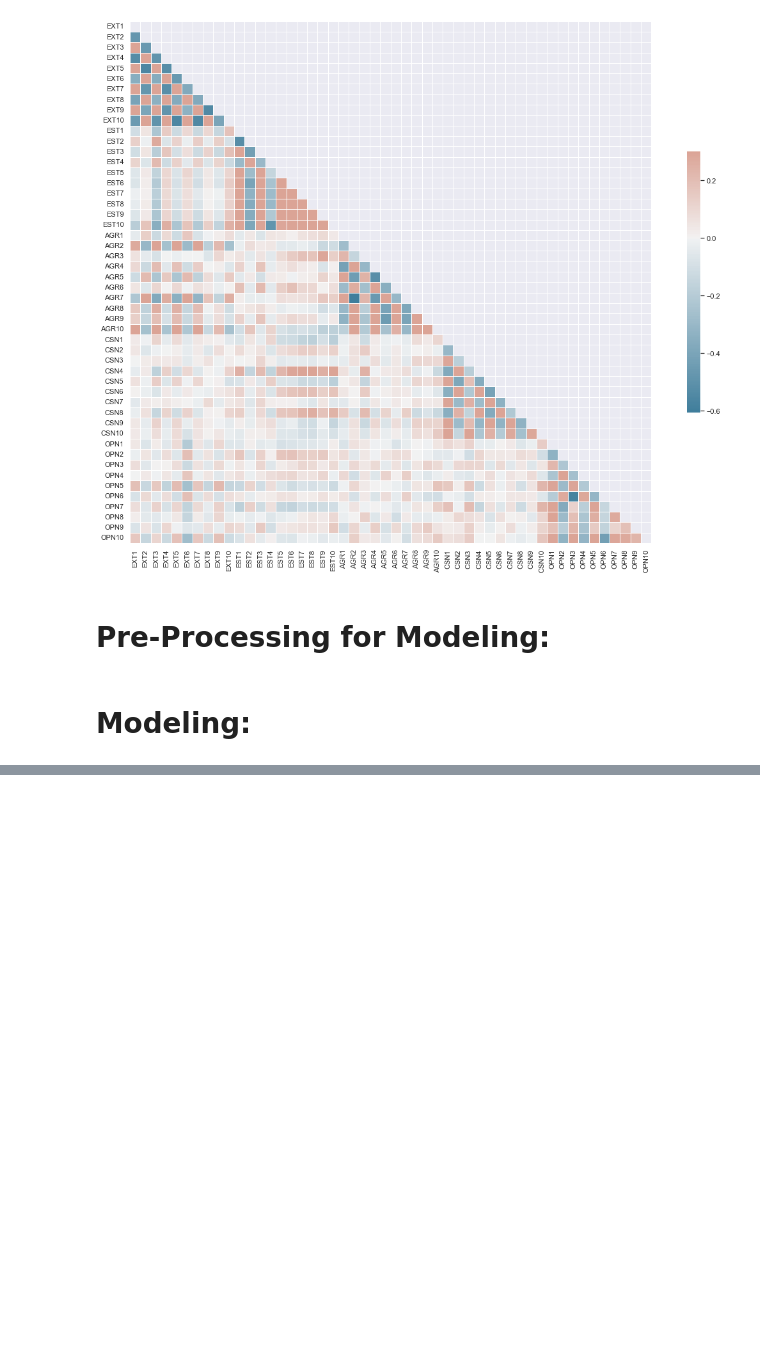
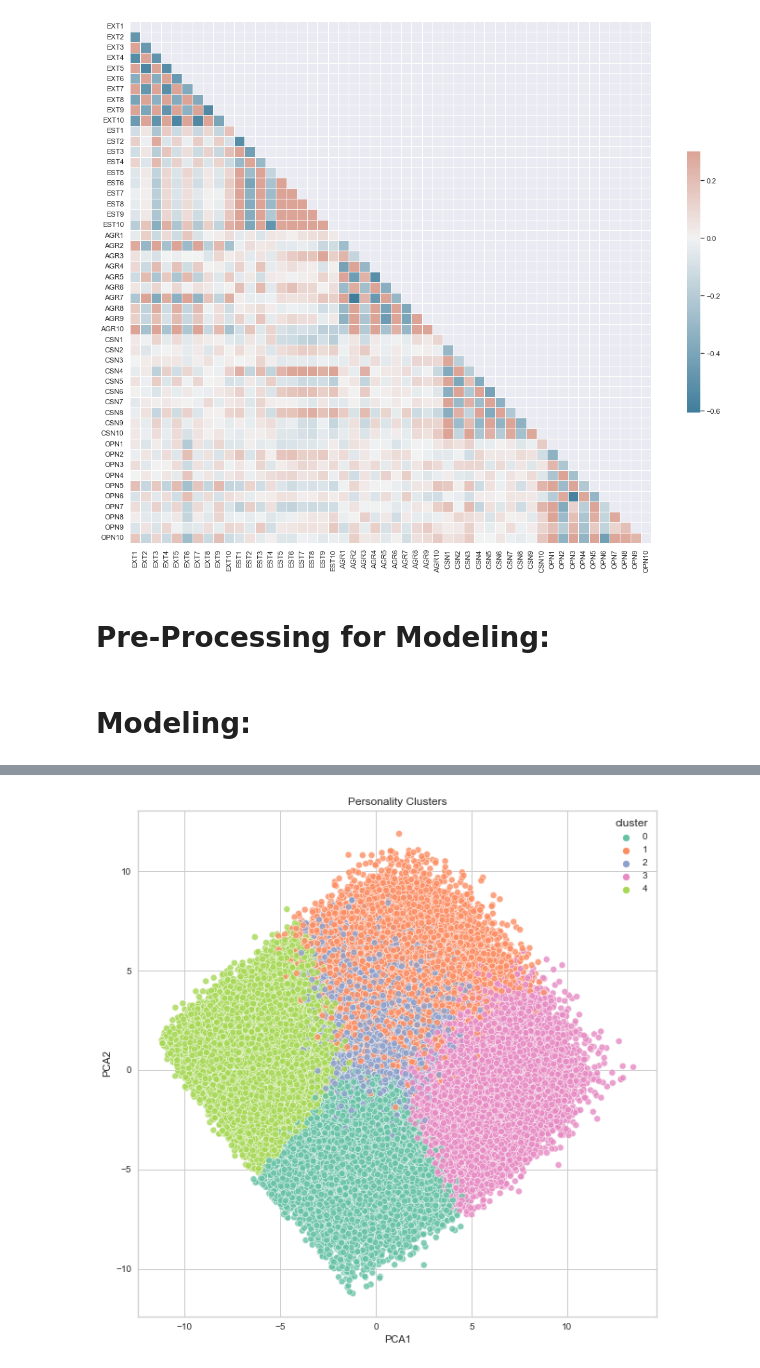
Before and after one commit to greg-maggard/big_5_project, a Jupyter notebook: big_5_analysis.ipynb, the cells around one changed output, grey strips where cells are left out. Saved outputs shown, nothing was run; the diff lists cells and outputs as text; code cells hidden in the pictures; blank space fills up the shorter version.

```diff
--- a/big_5_analysis.ipynb
+++ b/big_5_analysis.ipynb
@@ -356,9 +354,0 @@ visualizer.show()        # Finalize and render figure
-# %%
-#Creating the model object and fitting it to the data:
-kmeans = KMeans(n_clusters=5)
-kmeans.fit(train_model)
-
-#Generating predictions with fitted model:
-cluster = kmeans.predict(train_model)
-#Adding predictions as column in original Dataframe:
-train_model['cluster'] = kmeans.predict(train_model)
@@ -368,0 +364,7 @@ array([2, 3, 4, 1, 0], dtype=int32)
+# %%
+pca = PCA(n_components=2)
+pca_fit = pca.fit_transform(train_model)
+
+train_pca = pd.DataFrame(data=pca_fit, columns=['PCA1', 'PCA2'])
+train_pca['cluster'] = kmeans.predict(train_model)
+train_pca.head()
@@ -368,0 +378,6 @@ array([2, 3, 4, 1, 0], dtype=int32)
+# %%
+plt.figure(figsize=(10,10))
+sns.scatterplot(data=train_pca, x='PCA1', y='PCA2', hue='cluster', palette='Set2', alpha=0.8)
+plt.title('Personality Clusters');
+# %% [output]
+[figure, added]
```
Also changed, not shown: parts of 13 cells of this notebook.
